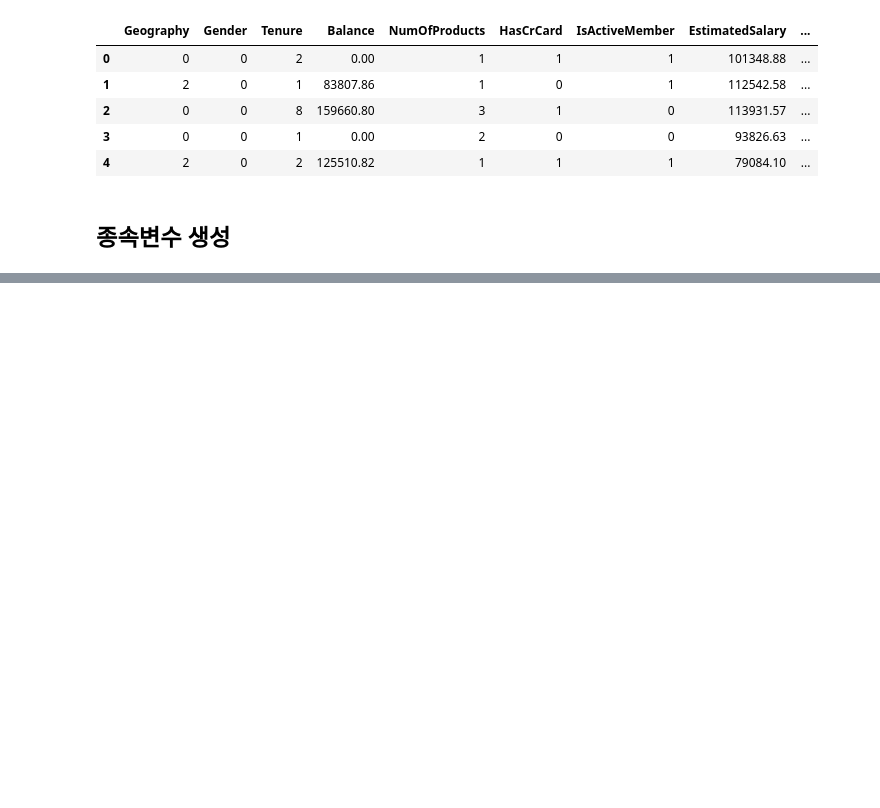
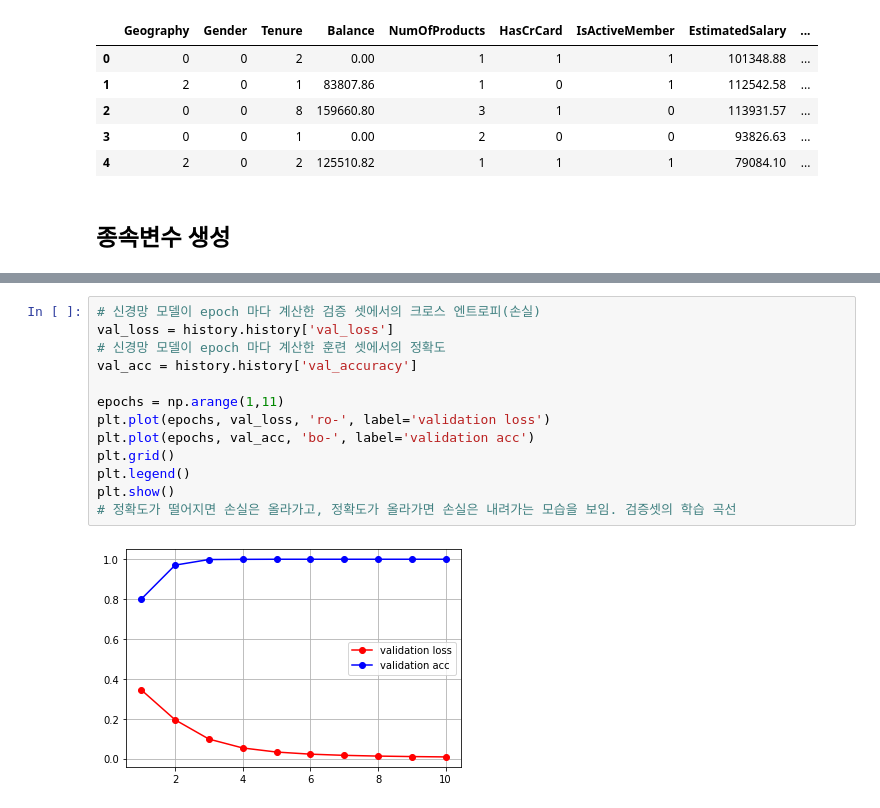
Before and after one commit to joungminhee/Project, a Jupyter notebook: churn_modeling.ipynb, the cells around one changed output, grey strips where cells are left out. Drawn from its saved outputs; the diff is of its cells as text; blank space fills up the shorter version.

```diff
--- a/churn_modeling.ipynb
+++ b/churn_modeling.ipynb
@@ -420,0 +498,15 @@ pipe =
+# %%
+# 신경망 모델이 epoch 마다 계산한 검증 셋에서의 크로스 엔트로피(손실)
+val_loss = history.history['val_loss']
+# 신경망 모델이 epoch 마다 계산한 훈련 셋에서의 정확도
+val_acc = history.history['val_accuracy']
+
+epochs = np.arange(1,11)
+plt.plot(epochs, val_loss, 'ro-', label='validation loss')
+plt.plot(epochs, val_acc, 'bo-', label='validation acc')
+plt.grid()
+plt.legend()
+plt.show()
+# 정확도가 떨어지면 손실은 올라가고, 정확도가 올라가면 손실은 내려가는 모습을 보임. 검증셋의 학습 곡선
+# %% [output]
+[figure, added]
```
Also changed, not shown: parts of 15 cells of this notebook.
